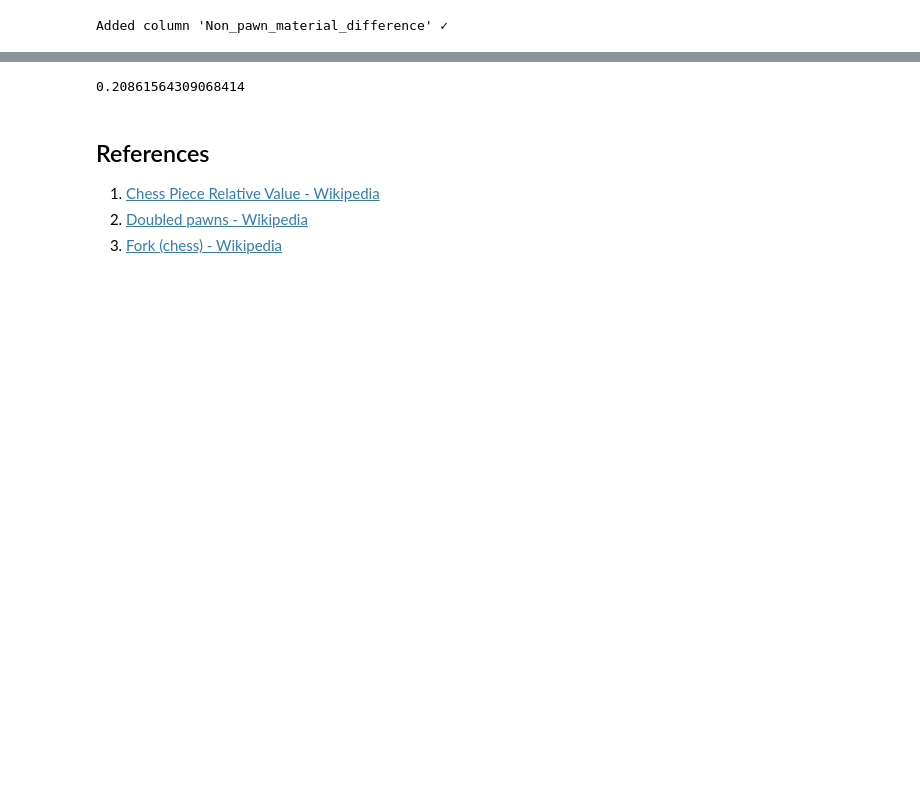
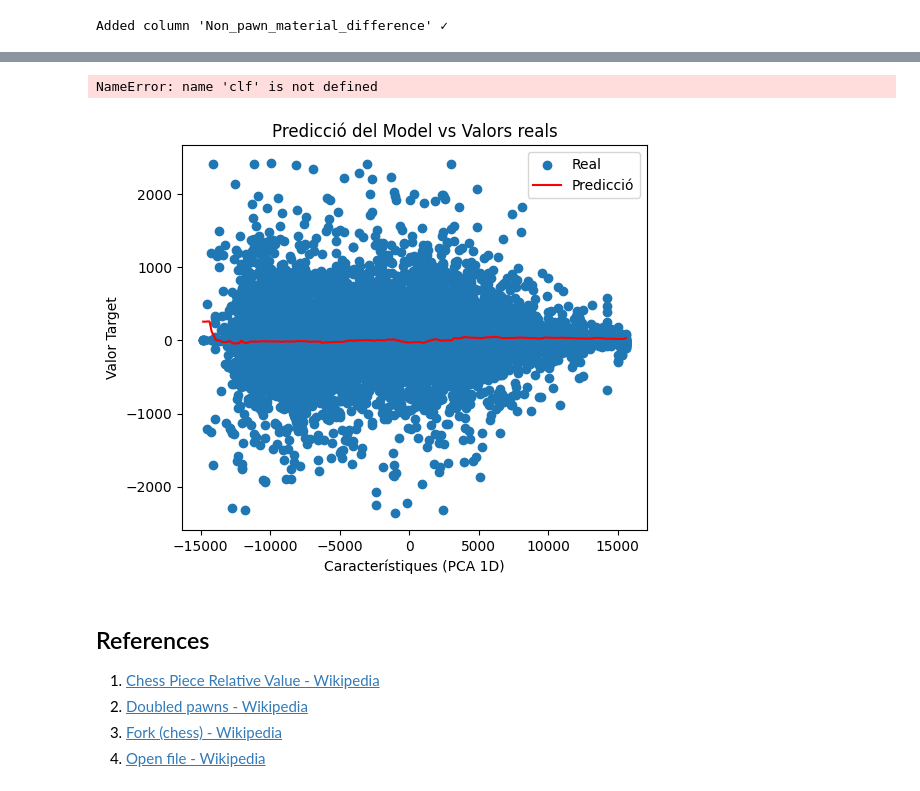
Before and after one commit to albert-ce/kaggle-chess-evaluations, a Jupyter notebook: Kaggle - Chess Evaluations.ipynb, the cells around one changed output, grey strips where cells are left out. Saved outputs shown, nothing was run; the diff lists cells and outputs as text; code cells hidden in the pictures; blank space fills up the shorter version.

```diff
--- a/Kaggle - Chess Evaluations.ipynb
+++ b/Kaggle - Chess Evaluations.ipynb
@@ -899,14 +1123,11 @@ Name: Evaluation, dtype: float64
 # %%
-from sklearn.ensemble import RandomForestRegressor
-from sklearn.metrics import r2_score
-clf = RandomForestRegressor()
+# from sklearn.ensemble import RandomForestRegressor
+# from sklearn.metrics import r2_score
+# clf = RandomForestRegressor()
 
-X, y = df.drop(columns=[target, 'FEN', 'Board', 'Numpy_board']), df[target]
-X_train, X_test, y_train, y_test = train_test_split(X, y, test_size=0.2)
+# X_train, X_test, y_train, y_test = train_test_split(X, y, test_size=0.2)
 
-clf.fit(X_train, y_train)
-y_pred = clf.predict(X_test)
+# clf.fit(X_train, y_train)
+# y_pred = clf.predict(X_train)
 
-r2_score(y_test, y_pred)
+# r2_score(y_train, y_pred)
-# %% [output]
-0.20861564309068414
@@ -913,6 +1157,42 @@ r2_score(y_test, y_pred)
+# %%
+y_pred = clf.predict(X_test)
+r2_score(y_test, y_pred)
+# %% [output]
+NameError: name 'clf' is not defined
+# %%
+import matplotlib.pyplot as plt
+from sklearn.decomposition import PCA
+import numpy as np
+
+def visualitzaModel(model, X_test ,y_test):
+    # Fem PCA per a visualitzar la funció de regressió del model
+    pca = PCA(n_components=1)
+    carac = pca.fit_transform(X_test).flatten()
+
+    idxs = carac.argsort()
+    carac_sorted, y_test_sorted = carac[idxs], np.array(y_test)[idxs]
+
+    # Fem el PCA invers per a fer el plot
+    X_test_plot = pca.inverse_transform(np.linspace(carac.min(), carac.max(), 200).reshape(-1, 1))
+    y_pred_plot = model.predict(X_test_plot)
+
+    # Fem el plot dels resultats
+    plt.figure(figsize=(6, 5))
+    plt.scatter(carac_sorted, y_test_sorted, label="Real")
+    plt.plot(np.linspace(carac.min(), carac.max(), 200), y_pred_plot, color="red", label="Predicció")
+    plt.xlabel("Característiques (PCA 1D)")
+    plt.ylabel("Valor Target")
+    plt.title("Predicció del Model vs Valors reals")
+    plt.legend()
+    plt.show()
+# %%
+visualitzaModel(clf, X ,y)
+# %% [output]
+[figure, added]
 # %% [markdown]
 ## References
 
 1. [Chess Piece Relative Value - Wikipedia](https://en.wikipedia.org/wiki/Chess_piece_relative_value)
 2. [Doubled pawns - Wikipedia](https://en.wikipedia.org/wiki/Doubled_pawn)
 3. [Fork (chess) - Wikipedia](https://en.wikipedia.org/wiki/Fork_(chess))
+4. [Open file - Wikipedia](https://en.wikipedia.org/wiki/Open_file)
```
Also changed, not shown: parts of 39 cells of this notebook.
